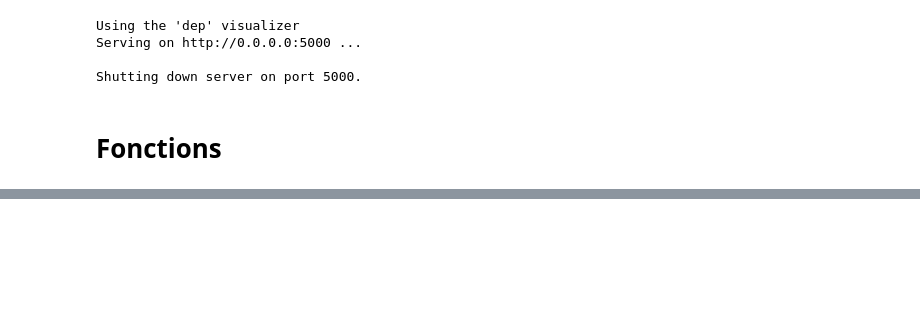
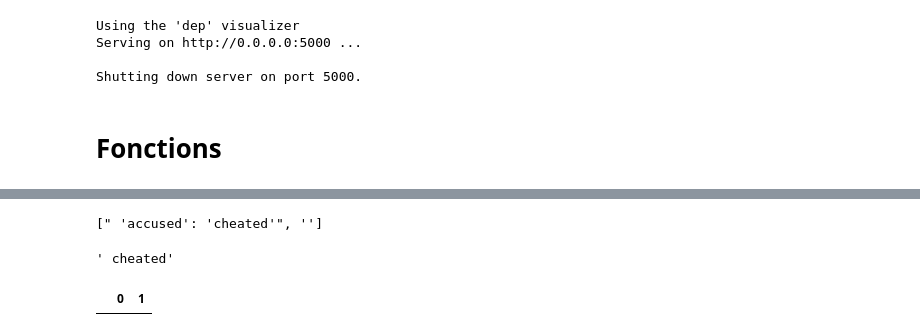
Before and after one commit to zoecorbier/TER_twitter, a Jupyter notebook: Emotion_analysis.ipynb, the cells around one changed output, grey strips where cells are left out. Drawn from its saved outputs; the diff is of its cells as text; code cells hidden in the pictures; blank space fills up the shorter version.

```diff
--- a/Emotion_analysis.ipynb
+++ b/Emotion_analysis.ipynb
@@ -148,0 +219,4 @@ faire des focntions
+# %%
+emotions_list[1]
+# %% [output]
+[" 'accused': 'cheated'", '']
@@ -148,0 +237,6 @@ faire des focntions
+# %%
+emotion=pd.read_pickle('emotion.pkl')
+# %%
+emotion.iloc[1,1]
+# %% [output]
+' cheated'
@@ -148,0 +248,6 @@ faire des focntions
+# %%
+masque = emotion[0].isin(['sad'])
+# %%
+emotion[masque]
+# %% [output]
+|  | 0 | 1 |
```
Also changed, not shown: parts of 38 cells of this notebook, 4 other files.
